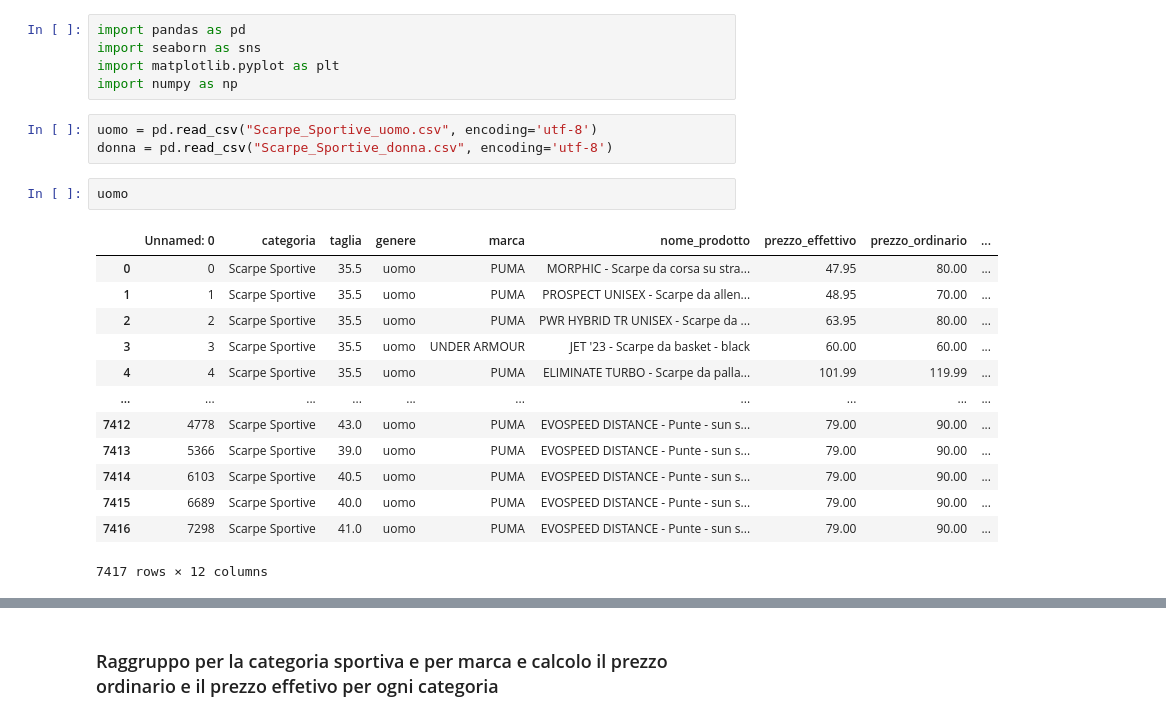
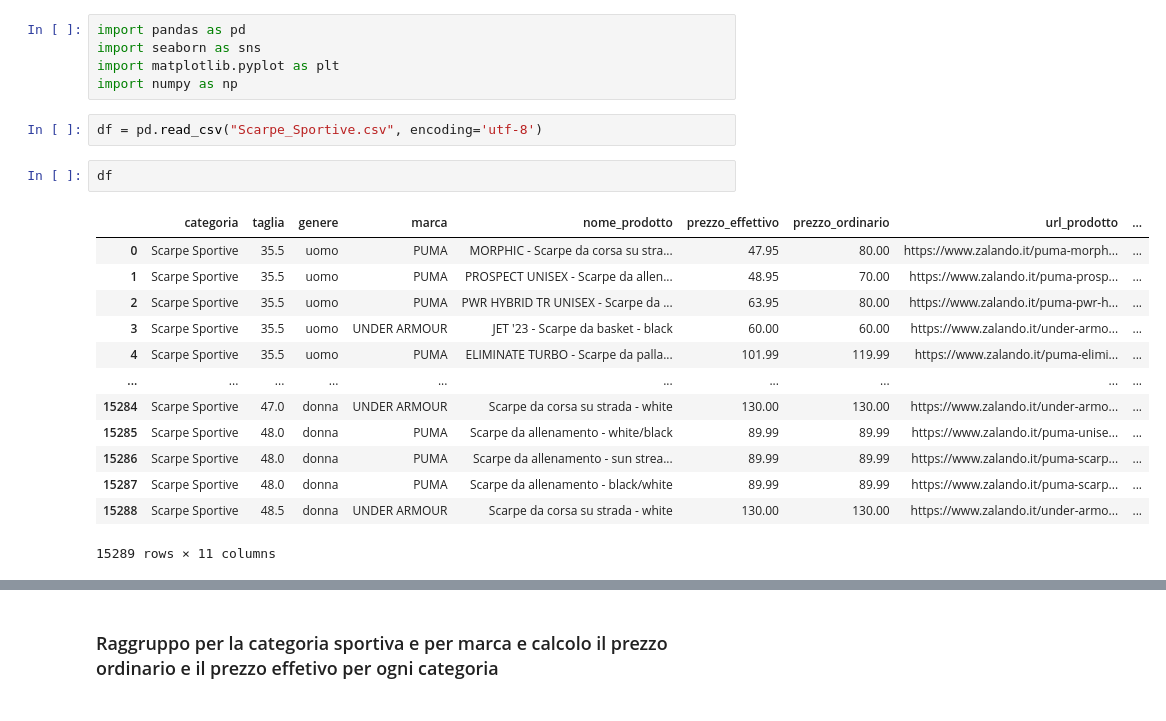
Before and after one commit to AlexBel1912/Python-Build-Week, a Jupyter notebook: Grafici.ipynb, the cells around one changed output, grey strips where cells are left out. Cells and saved outputs as stored; diff of their text form.

```diff
--- a/Grafici.ipynb
+++ b/Grafici.ipynb
@@ -4,21 +4,20 @@ import seaborn as sns
 import matplotlib.pyplot as plt
 import numpy as np
 # %%
-uomo = pd.read_csv("Scarpe_Sportive_uomo.csv", encoding='utf-8')
-donna = pd.read_csv("Scarpe_Sportive_donna.csv", encoding='utf-8')
+df = pd.read_csv("Scarpe_Sportive.csv", encoding='utf-8')
 # %%
-uomo
+df
 # %% [output]
-|  | Unnamed: 0 | categoria | taglia | genere | marca | nome_prodotto | prezzo_effettivo | prezzo_ordinario | ... |
-| 0 | 0 | Scarpe Sportive | 35.5 | uomo | PUMA | MORPHIC - Scarpe da corsa su stra... | 47.95 | 80.00 | ... |
-| 1 | 1 | Scarpe Sportive | 35.5 | uomo | PUMA | PROSPECT UNISEX - Scarpe da allen... | 48.95 | 70.00 | ... |
-| 2 | 2 | Scarpe Sportive | 35.5 | uomo | PUMA | PWR HYBRID TR UNISEX - Scarpe da ... | 63.95 | 80.00 | ... |
-| 3 | 3 | Scarpe Sportive | 35.5 | uomo | UNDER ARMOUR | JET '23 - Scarpe da basket - black | 60.00 | 60.00 | ... |
-| 4 | 4 | Scarpe Sportive | 35.5 | uomo | PUMA | ELIMINATE TURBO - Scarpe da palla... | 101.99 | 119.99 | ... |
+|  | categoria | taglia | genere | marca | nome_prodotto | prezzo_effettivo | prezzo_ordinario | url_prodotto | ... |
+| 0 | Scarpe Sportive | 35.5 | uomo | PUMA | MORPHIC - Scarpe da corsa su stra... | 47.95 | 80.00 | https://www.zalando.it/puma-morph... | ... |
+| 1 | Scarpe Sportive | 35.5 | uomo | PUMA | PROSPECT UNISEX - Scarpe da allen... | 48.95 | 70.00 | https://www.zalando.it/puma-prosp... | ... |
+| 2 | Scarpe Sportive | 35.5 | uomo | PUMA | PWR HYBRID TR UNISEX - Scarpe da ... | 63.95 | 80.00 | https://www.zalando.it/puma-pwr-h... | ... |
+| 3 | Scarpe Sportive | 35.5 | uomo | UNDER ARMOUR | JET '23 - Scarpe da basket - black | 60.00 | 60.00 | https://www.zalando.it/under-armo... | ... |
+| 4 | Scarpe Sportive | 35.5 | uomo | PUMA | ELIMINATE TURBO - Scarpe da palla... | 101.99 | 119.99 | https://www.zalando.it/puma-elimi... | ... |
 | ... | ... | ... | ... | ... | ... | ... | ... | ... | ... |
-| 7412 | 4778 | Scarpe Sportive | 43.0 | uomo | PUMA | EVOSPEED DISTANCE - Punte - sun s... | 79.00 | 90.00 | ... |
-| 7413 | 5366 | Scarpe Sportive | 39.0 | uomo | PUMA | EVOSPEED DISTANCE - Punte - sun s... | 79.00 | 90.00 | ... |
-| 7414 | 6103 | Scarpe Sportive | 40.5 | uomo | PUMA | EVOSPEED DISTANCE - Punte - sun s... | 79.00 | 90.00 | ... |
-| 7415 | 6689 | Scarpe Sportive | 40.0 | uomo | PUMA | EVOSPEED DISTANCE - Punte - sun s... | 79.00 | 90.00 | ... |
-| 7416 | 7298 | Scarpe Sportive | 41.0 | uomo | PUMA | EVOSPEED DISTANCE - Punte - sun s... | 79.00 | 90.00 | ... |
+| 15284 | Scarpe Sportive | 47.0 | donna | UNDER ARMOUR | Scarpe da corsa su strada - white | 130.00 | 130.00 | https://www.zalando.it/under-armo... | ... |
+| 15285 | Scarpe Sportive | 48.0 | donna | PUMA | Scarpe da allenamento - white/black | 89.99 | 89.99 | https://www.zalando.it/puma-unise... | ... |
+| 15286 | Scarpe Sportive | 48.0 | donna | PUMA | Scarpe da allenamento - sun strea... | 89.99 | 89.99 | https://www.zalando.it/puma-scarp... | ... |
+| 15287 | Scarpe Sportive | 48.0 | donna | PUMA | Scarpe da allenamento - black/white | 89.99 | 89.99 | https://www.zalando.it/puma-scarp... | ... |
+| 15288 | Scarpe Sportive | 48.5 | donna | UNDER ARMOUR | Scarpe da corsa su strada - white | 130.00 | 130.00 | https://www.zalando.it/under-armo... | ... |
-7417 rows × 12 columns
+15289 rows × 11 columns
```
Also changed, not shown: parts of 2 cells of this notebook, 2 other files.
